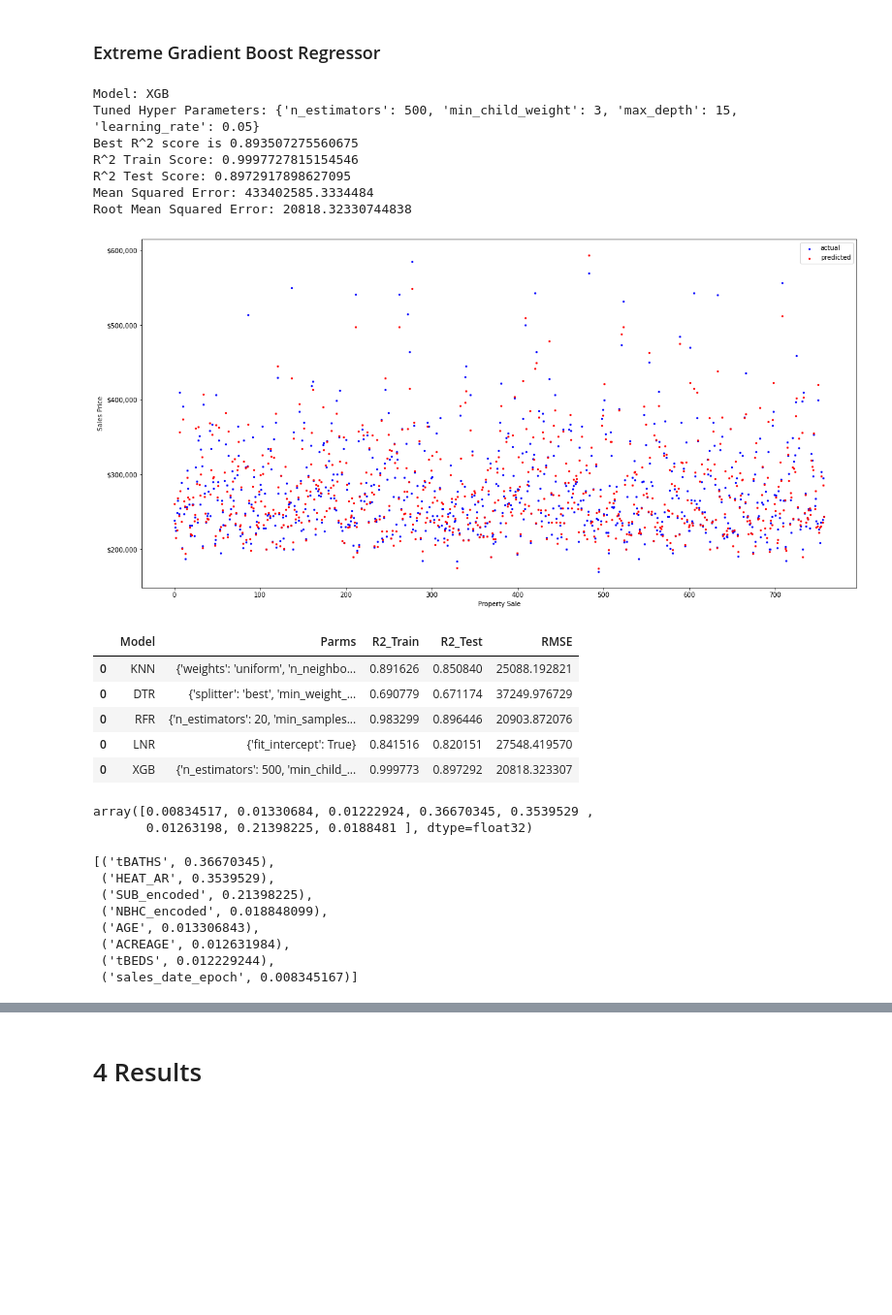
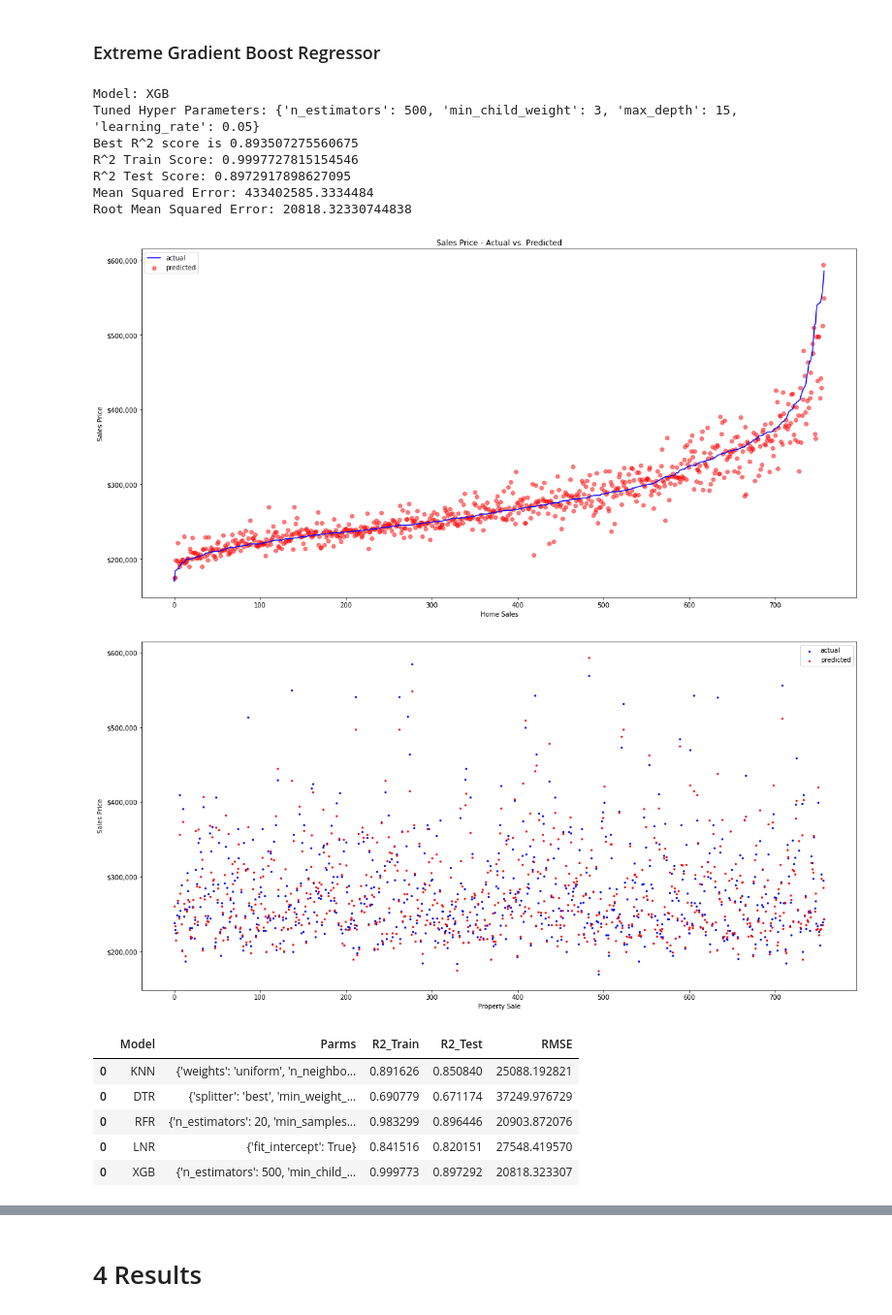
Before and after one commit to mkars01/real-estate-invest-recommender, a Jupyter notebook: notebooks/05_Modeling.ipynb, the cells around one changed output, grey strips where cells are left out. Shown at 97% size. Saved outputs shown, nothing was run; the diff lists cells and outputs as text; code cells hidden in the pictures; blank space fills up the shorter version.

Commit message:
updated charts in the modeling notebook

```diff
--- a/notebooks/05_Modeling.ipynb
+++ b/notebooks/05_Modeling.ipynb
@@ -156,17 +156,21 @@ def model_tune(model_id, model, param_dist):
     print("Mean Squared Error:",mse)
     print("Root Mean Squared Error:", rmse)
 
+    df_plot_res = y_test.copy()
+    df_plot_res['predicted_price'] = y_pred
+
     # Plot Results
     fig, ax = plt.subplots(figsize=(20, 10))
-    x_ax=range(y_test.shape[0])
-    plt.scatter(x_ax, y_test, s=5, color="blue", label="actual")
-    plt.scatter(x_ax, y_pred, s=5, color="red", label="predicted")
+    plt.plot(range(df_plot_res.shape[0]), 'S_AMT', data=df_plot_res.sort_values('S_AMT'), label='actual', color='b')
+    plt.scatter(range(df_plot_res.shape[0]), 'predicted_price', data=df_plot_res.sort_values('S_AMT'),
+                label='predicted', color='r', alpha=0.5)
+    plt.xlabel('Home Sales')
+    plt.ylabel('Sales Price')
+    plt.legend()
+    plt.title('Sales Price - Actual vs. Predicted')
     fmt = '${x:,.0f}'
     tick = mtick.StrMethodFormatter(fmt)
     ax.yaxis.set_major_formatter(tick)
-    plt.xlabel('Property Sale')
-    plt.ylabel('Sales Price')
-    plt.legend()
     plt.show()
 
     # Append results to DataFrame
@@ -379,42 +387,27 @@ array([ 7025.30669346, -3683.12259767, -7878.70376659, 10443.90052277,
 # %%
 xgb = XGBRegressor()
 param_dist = {
             'n_estimators': [10, 50, 100, 500, 1000],
-            'max_depth': [2, 3, 5, 10, 15, 20],
-            'learning_rate': [0.01, 0.05, 0.1, 0.15, 0.20],
+            'max_depth': [2, 3, 5, 10, 15],
+            'learning_rate': [0.05, 0.1, 0.15, 0.20],
             'min_child_weight': [1, 2, 3, 4]
             }
 res, y_pred_xgb = model_tune('XGB', xgb, param_dist)
 res_df = pd.concat([res_df, res])
 res_df.head()
 # %% [output]
 Model: XGB
 Tuned Hyper Parameters: {'n_estimators': 500, 'min_child_weight': 3, 'max_depth': 15, 'learning_rate': 0.05}
 Best R^2 score is 0.893507275560675
 R^2 Train Score: 0.9997727815154546
 R^2 Test Score: 0.8972917898627095
 Mean Squared Error: 433402585.3334484
 Root Mean Squared Error: 20818.32330744838
-[figure, old version]
+[figure, new version]
+[figure, added]
 |  | Model | Parms | R2_Train | R2_Test | RMSE |
 | 0 | KNN | {'weights': 'uniform', 'n_neighbo... | 0.891626 | 0.850840 | 25088.192821 |
 | 0 | DTR | {'splitter': 'best', 'min_weight_... | 0.690779 | 0.671174 | 37249.976729 |
 | 0 | RFR | {'n_estimators': 20, 'min_samples... | 0.983299 | 0.896446 | 20903.872076 |
 | 0 | LNR | {'fit_intercept': True} | 0.841516 | 0.820151 | 27548.419570 |
 | 0 | XGB | {'n_estimators': 500, 'min_child_... | 0.999773 | 0.897292 | 20818.323307 |
-# %%
-xgb.feature_importances_
-# %% [output]
-array([0.00834517, 0.01330684, 0.01222924, 0.36670345, 0.3539529 ,
-       0.01263198, 0.21398225, 0.0188481 ], dtype=float32)
-# %%
-sorted(zip(X_train.columns, xgb.feature_importances_), key=lambda x: -x[1])
-# %% [output]
-[('tBATHS', 0.36670345),
- ('HEAT_AR', 0.3539529),
- ('SUB_encoded', 0.21398225),
- ('NBHC_encoded', 0.018848099),
- ('AGE', 0.013306843),
- ('ACREAGE', 0.012631984),
- ('tBEDS', 0.012229244),
- ('sales_date_epoch', 0.008345167)]
```
Also changed, not shown: parts of 47 cells of this notebook, 1 other file.
